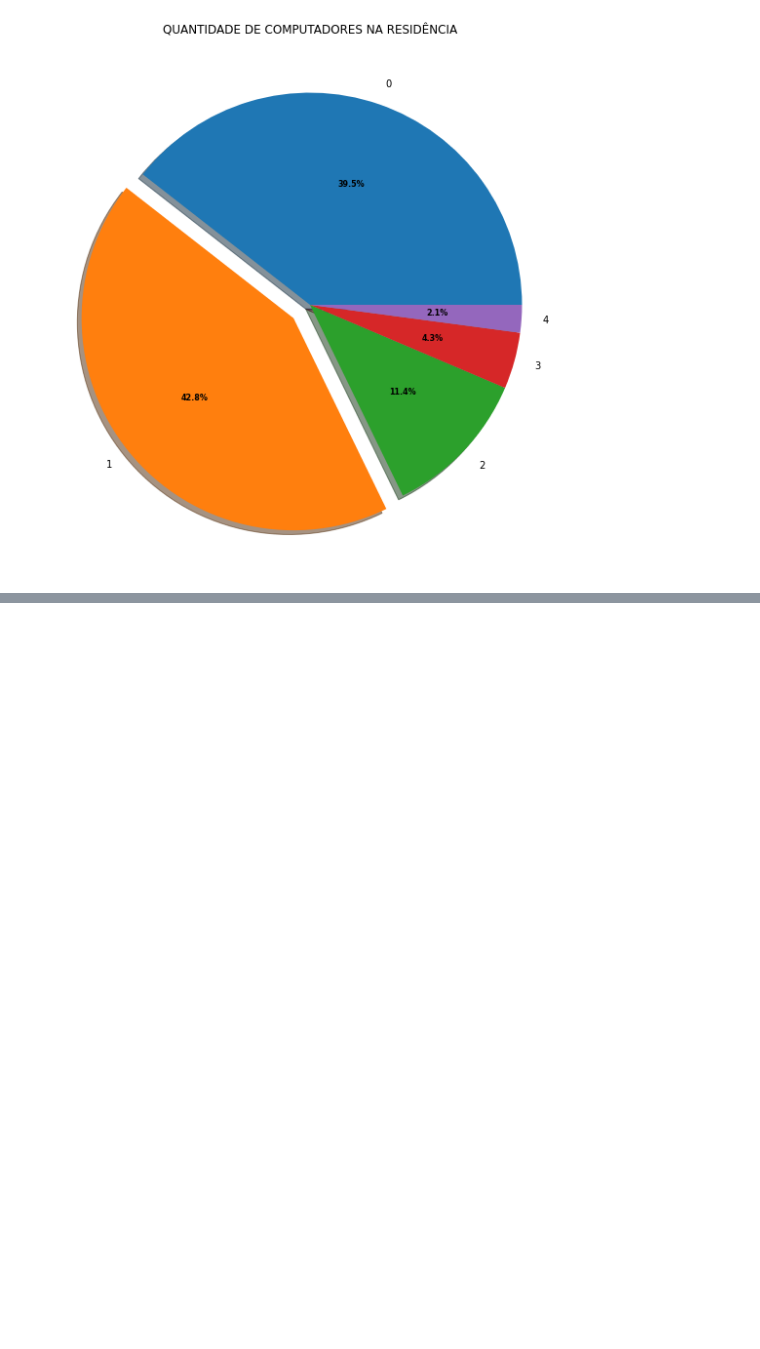
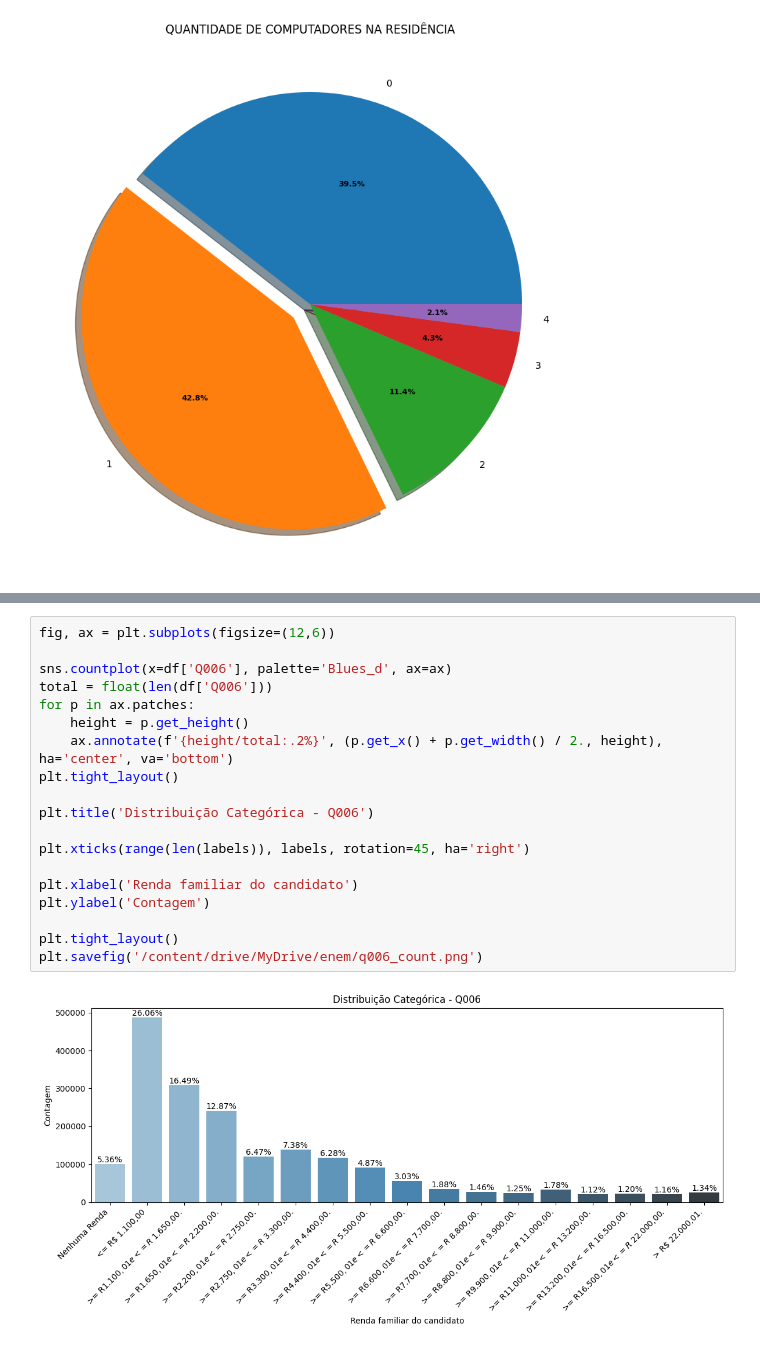
Before and after one commit to jefersonmglh/analise_enem_projeto_semantix, a Jupyter notebook: main.ipynb, the cells around one changed output, grey strips where cells are left out. Drawn from its saved outputs; the diff is of its cells as text; blank space fills up the shorter version.

```diff
--- a/main.ipynb
+++ b/main.ipynb
@@ -814,0 +825,21 @@ plt.show()
+# %%
+fig, ax = plt.subplots(figsize=(12,6))
+
+sns.countplot(x=df['Q006'], palette='Blues_d', ax=ax)
+total = float(len(df['Q006']))
+for p in ax.patches:
+    height = p.get_height()
+    ax.annotate(f'{height/total:.2%}', (p.get_x() + p.get_width() / 2., height), ha='center', va='bottom')
+plt.tight_layout()
+
+plt.title('Distribuição Categórica - Q006')
+
+plt.xticks(range(len(labels)), labels, rotation=45, ha='right')
+
+plt.xlabel('Renda familiar do candidato')
+plt.ylabel('Contagem')
+
+plt.tight_layout()
+plt.savefig('/content/drive/MyDrive/enem/q006_count.png')
+# %% [output]
+[figure, added]
```
Also changed, not shown: parts of 21 cells of this notebook, 7 other files.
